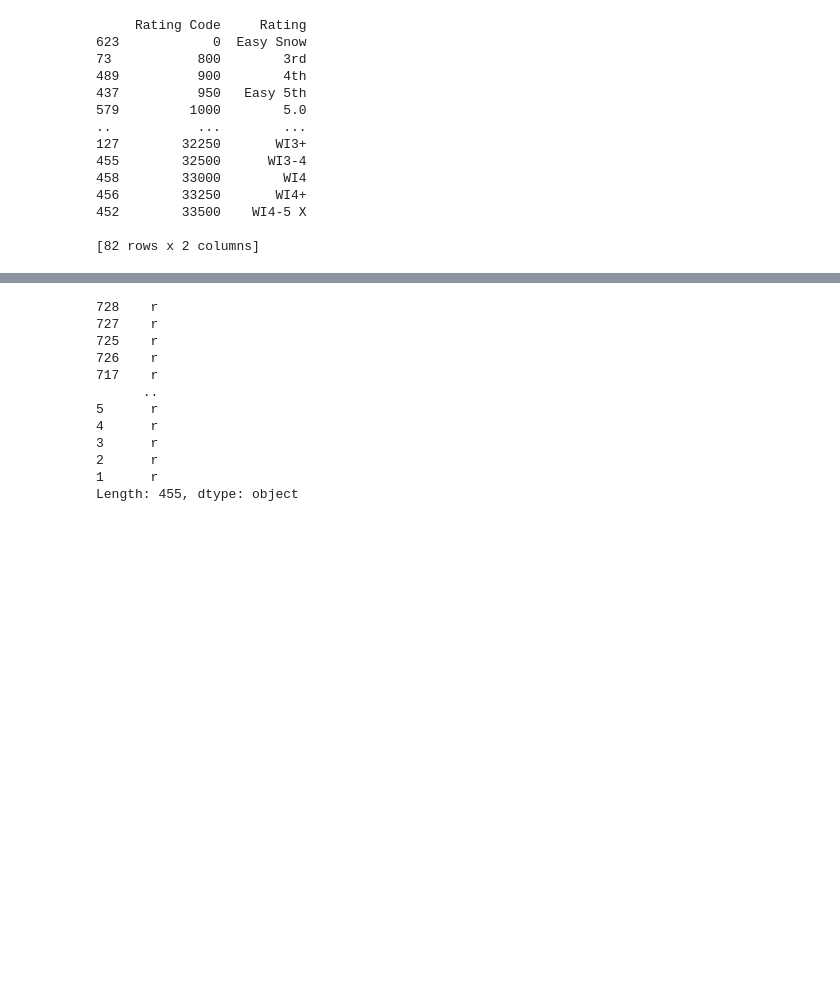
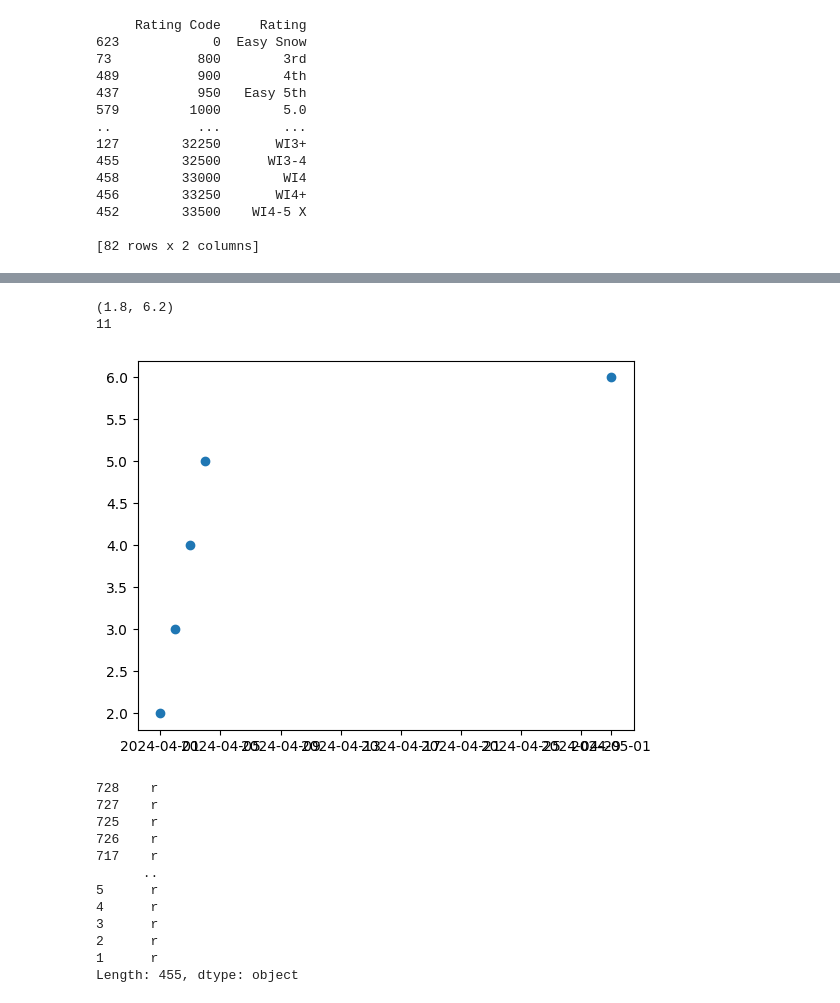
Before and after one commit to raymur/mp-plot, a Jupyter notebook: parse_ticks.ipynb, the cells around one changed output, grey strips where cells are left out. Cells and saved outputs as stored; diff of their text form; code cells hidden in the pictures; blank space fills up the shorter version.

```diff
--- a/parse_ticks.ipynb
+++ b/parse_ticks.ipynb
@@ -84,3 +118,33 @@ plt.show()
+# %%
+y=numpy.array([2,3,4,5,6])
+
+x=numpy.array([
+datetime.datetime.strptime("2024-04-01", "%Y-%m-%d").date(),
+datetime.date(2024,4,2),
+datetime.date(2024,4,3),
+datetime.date(2024,4,4),
+datetime.date(2024,5,1),
+])
+
+plt.scatter(x, y)
+
+print(plt.ylim())
+print(len(plt.yticks()[0]))
+
+# locs, labels = plt.yticks()  # Get the current locations and labels.
+
+# plt.yticks(numpy.arange(2, 5, step=1))  # Set label locations.
+
+# plt.yticks(numpy.arange(0, 5000, step=1000), ['5.4', '5.6', '5.8', '5.10', '5.11'])  # Set text labels.
+
+
+##Axes.set_yticklabels
+
+plt.show()
+# %% [output]
+(1.8, 6.2)
+11
+[figure, added]
 # %%
 #lambda x : 'y' if (x['Style'] == 'Solo') else ('r' if (x['Route Type'] == 'Sport') else 'Trad')
 df.apply(lambda x : 'y' if (x['Style'] == 'Solo') else ('r' if (x['Route Type'] == 'Sport') else 'Trad') , axis=1)
```
Also changed, not shown: parts of 6 cells of this notebook, 1 other file.
